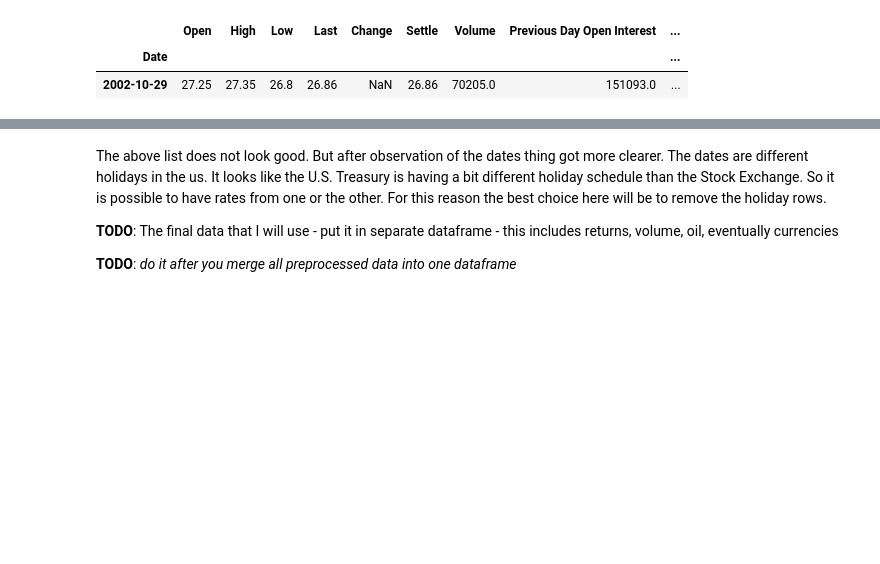
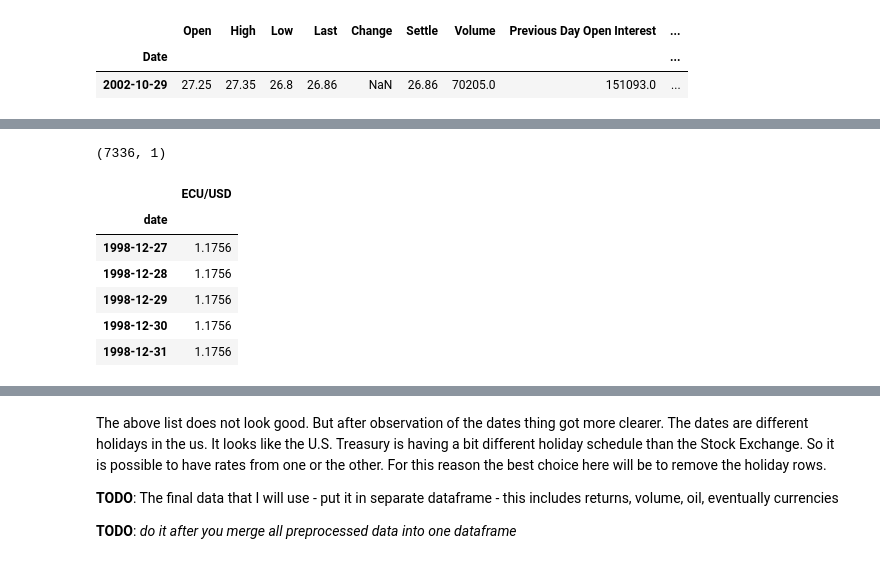
Before and after one commit to YanaSSS/Predicting-Daily-Stock-Returns-with-Machine-Learning-models, a Jupyter notebook: Machine Learning for Predicting Stock Daily Returns.ipynb, the cells around one changed output, grey strips where cells are left out. Drawn from its saved outputs; the diff is of its cells as text; code cells hidden in the pictures; blank space fills up the shorter version.

```diff
--- a/Machine Learning for Predicting Stock Daily Returns.ipynb
+++ b/Machine Learning for Predicting Stock Daily Returns.ipynb
@@ -307,0 +388,14 @@ crude_oil_futures.sample()
+# %%
+eur_usd_total_data.shape
+# %% [output]
+(7336, 1)
+# %%
+eur_usd_total_data.tail()
+# %% [output]
+|  | ECU/USD |
+| date |  |
+| 1998-12-27 | 1.1756 |
+| 1998-12-28 | 1.1756 |
+| 1998-12-29 | 1.1756 |
+| 1998-12-30 | 1.1756 |
+| 1998-12-31 | 1.1756 |
```
Also changed, not shown: parts of 18 cells of this notebook, 1 other file.
